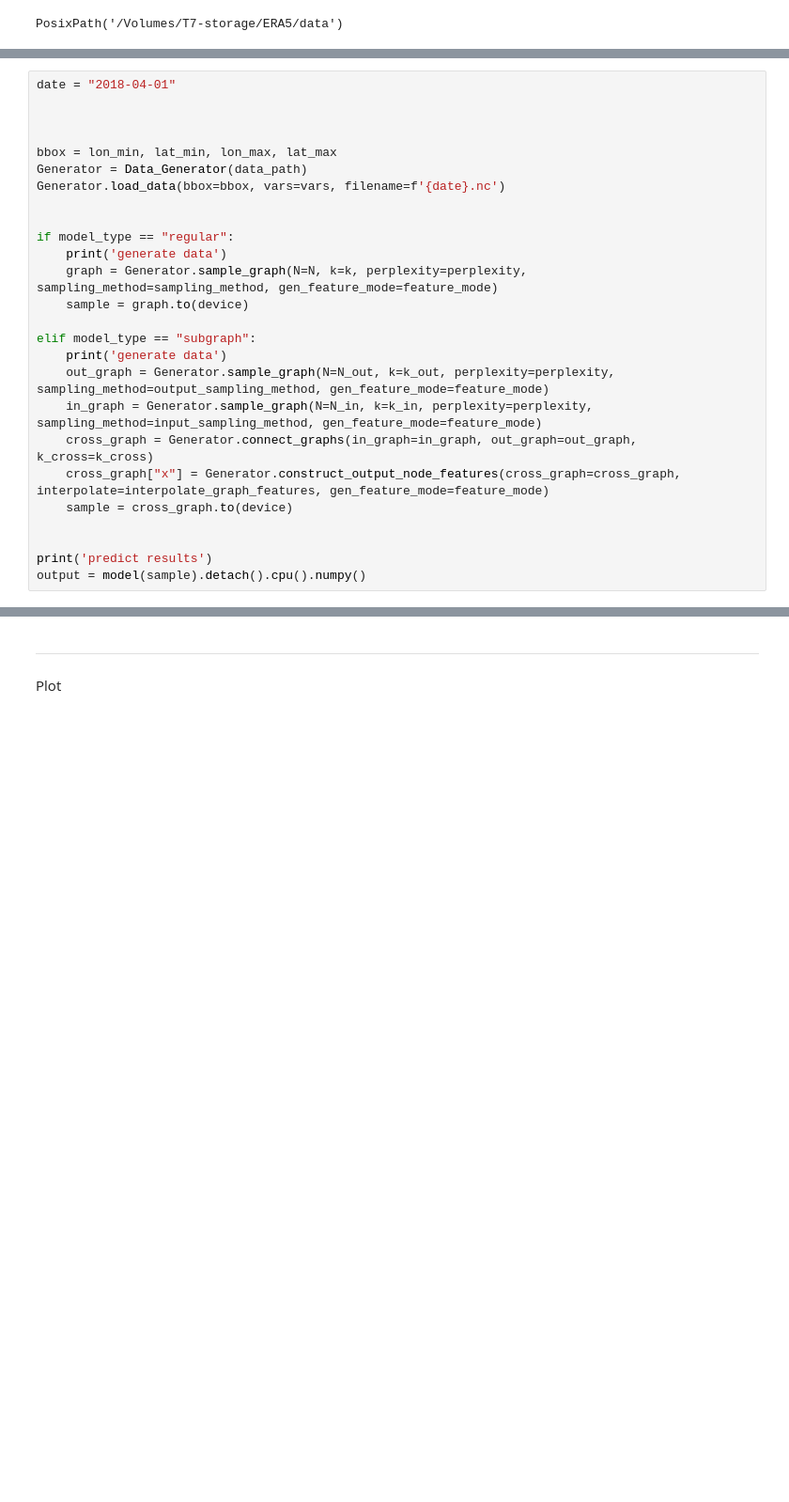
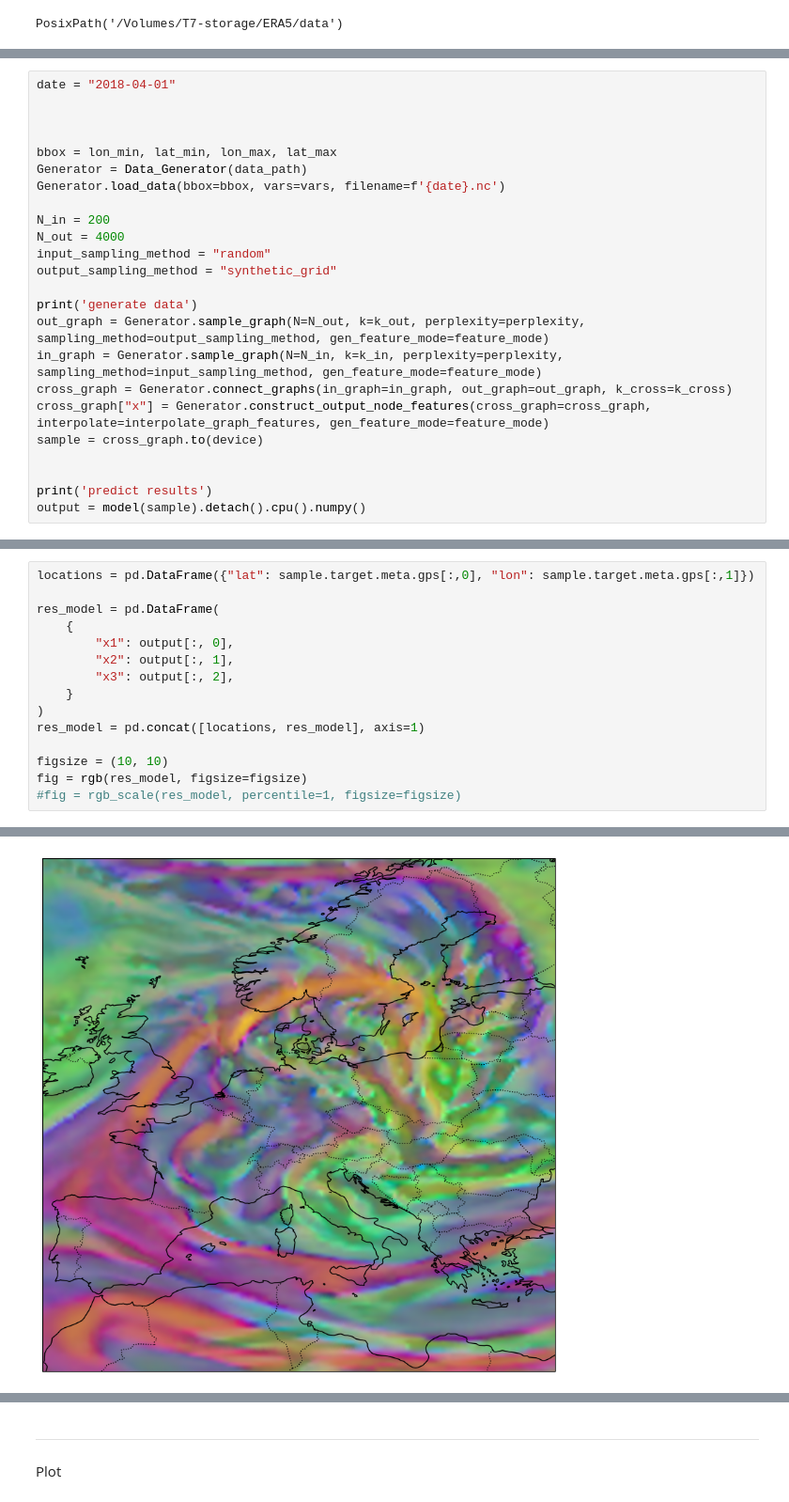
Before and after one commit to laueb4818/NOFE, a Jupyter notebook: ERA5/notebooks/visualize_subgraph.ipynb, the cells around one changed output, grey strips where cells are left out. Shown at 94% size. Cells and saved outputs as stored; diff of their text form; blank space fills up the shorter version.

```diff
--- a/ERA5/notebooks/visualize_subgraph.ipynb
+++ b/ERA5/notebooks/visualize_subgraph.ipynb
@@ -207,19 +192,17 @@ bbox = lon_min, lat_min, lon_max, lat_max
 Generator = Data_Generator(data_path)
 Generator.load_data(bbox=bbox, vars=vars, filename=f'{date}.nc')
 
+N_in = 200
+N_out = 4000
+input_sampling_method = "random"
+output_sampling_method = "synthetic_grid"
 
-if model_type == "regular":
-    print('generate data')
-    graph = Generator.sample_graph(N=N, k=k, perplexity=perplexity, sampling_method=sampling_method, gen_feature_mode=feature_mode)
-    sample = graph.to(device)
-
-elif model_type == "subgraph":
-    print('generate data')
-    out_graph = Generator.sample_graph(N=N_out, k=k_out, perplexity=perplexity, sampling_method=output_sampling_method, gen_feature_mode=feature_mode)
-    in_graph = Generator.sample_graph(N=N_in, k=k_in, perplexity=perplexity, sampling_method=input_sampling_method, gen_feature_mode=feature_mode)
-    cross_graph = Generator.connect_graphs(in_graph=in_graph, out_graph=out_graph, k_cross=k_cross)
-    cross_graph["x"] = Generator.construct_output_node_features(cross_graph=cross_graph, interpolate=interpolate_graph_features, gen_feature_mode=feature_mode)
-    sample = cross_graph.to(device)
+print('generate data')
+out_graph = Generator.sample_graph(N=N_out, k=k_out, perplexity=perplexity, sampling_method=output_sampling_method, gen_feature_mode=feature_mode)
+in_graph = Generator.sample_graph(N=N_in, k=k_in, perplexity=perplexity, sampling_method=input_sampling_method, gen_feature_mode=feature_mode)
+cross_graph = Generator.connect_graphs(in_graph=in_graph, out_graph=out_graph, k_cross=k_cross)
+cross_graph["x"] = Generator.construct_output_node_features(cross_graph=cross_graph, interpolate=interpolate_graph_features, gen_feature_mode=feature_mode)
+sample = cross_graph.to(device)
 
 
 print('predict results')
@@ -229,0 +214,16 @@ predict results
+# %%
+locations = pd.DataFrame({"lat": sample.target.meta.gps[:,0], "lon": sample.target.meta.gps[:,1]})
+
+res_model = pd.DataFrame(
+    {
+        "x1": output[:, 0],
+        "x2": output[:, 1],
+        "x3": output[:, 2],
+    }
+)
+res_model = pd.concat([locations, res_model], axis=1)
+
+figsize = (10, 10)
+fig = rgb(res_model, figsize=figsize)
+#fig = rgb_scale(res_model, percentile=1, figsize=figsize)
+# %% [output]
@@ -229,0 +231 @@ predict results
+[figure, added]
```
Also changed, not shown: parts of 10 cells of this notebook, 45 other files.
